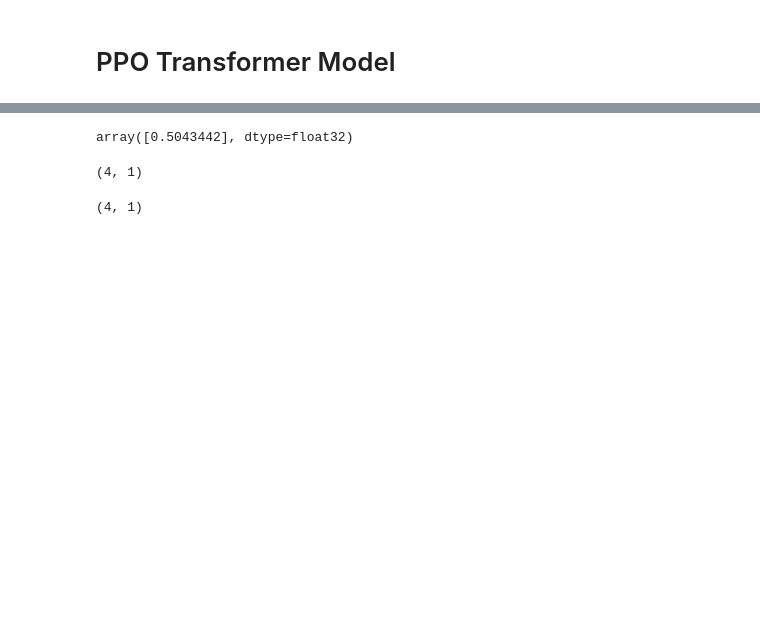
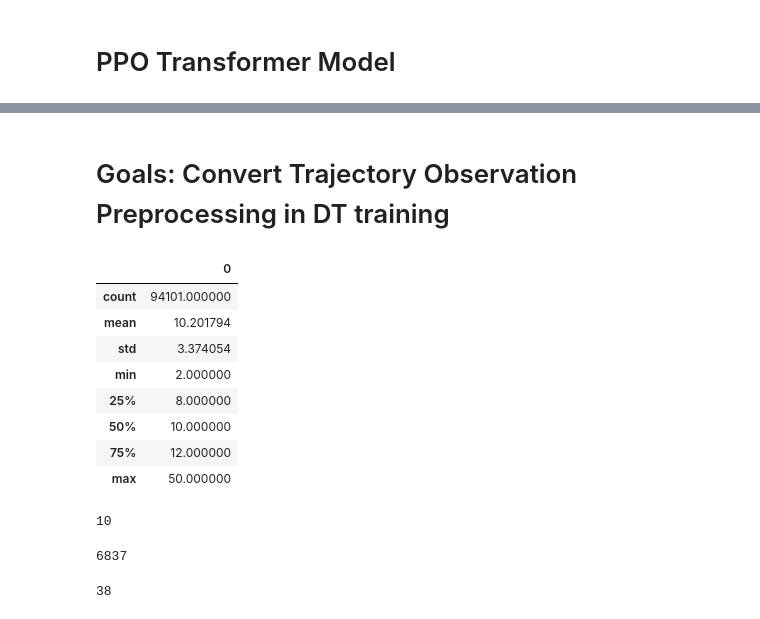
Before and after one commit to jbloomAus/DecisionTransformerInterpretability, a Jupyter notebook: dev/dev.ipynb, the cells around one changed output, grey strips where cells are left out. Saved outputs shown, nothing was run; the diff lists cells and outputs as text; code cells hidden in the pictures; blank space fills up the shorter version.

```diff
--- a/dev/dev.ipynb
+++ b/dev/dev.ipynb
@@ -139,22 +16,57 @@ from gymnasium.spaces import Box
-# %%
-Box(0,1).sample()
-# %% [output]
-array([0.5043442], dtype=float32)
-# %%
-env_name = "Probe3-v0"
-env_config = EnvironmentConfig(env_id=env_name, render_mode=None, max_steps=None, fully_observed=False)
-envs = gym.vector.SyncVectorEnv(
-    [make_env(env_config, i, i, "test") for i in range(4)]
-)
-envs.reset()[0].shape
-# %% [output]
-(4, 1)
-# %%
-env_name = "Probe7-v0"
-env_config = EnvironmentConfig(env_id=env_name, render_mode=None, max_steps=None, fully_observed=False)
-envs = gym.vector.SyncVectorEnv(
-    [make_env(env_config, i, i, "test") for i in range(4)]
-)
-envs.reset()[0].shape
-# %% [output]
-(4, 1)
+# %% [markdown]
+# Goals: Convert Trajectory Observation Preprocessing in DT training
+# %%
+import sys
+sys.path.append("..")
+from src.decision_transformer.offline_dataset import TrajectoryDataset
+path = "../trajectories/MiniGrid-MemoryS7FixedStart-v0-Checkpoint11.gz"
+dataset = TrajectoryDataset(path, max_len = 10, prob_go_from_end=1)
+# %%
+import pandas as pd
+import plotly.express as px
+probabilities = dataset.get_sampling_probabilities()
+
+pd.DataFrame(dataset.traj_lens[dataset.indices]).describe()
+
+
+# px.histogram(dataset.traj_lens[dataset.indices]).show()
+# px.histogram(probabilities, nbins=100).show()
+# %% [output]
+|  | 0 |
+| count | 94101.000000 |
+| mean | 10.201794 |
+| std | 3.374054 |
+| min | 2.000000 |
+| 25% | 8.000000 |
+| 50% | 10.000000 |
+| 75% | 12.000000 |
+| max | 50.000000 |
+# %%
+from src.decision_transformer.runner import get_max_len_from_model_type
+
+get_max_len_from_model_type("decision_transformer", 13)
+# %% [output]
+10
+# %%
+i = 6836
+r = [0]
+while (sum(r) == 0):
+    s, a, r, d, rtg, ti, m = dataset[i]
+    i = 1 + i
+print(i)
+# %% [output]
+6837
+# %%
+
+i = 0
+r = [0]
+positive_rtg_count = 0
+for i in range(len(dataset)):
+    s, a, r, d, rtg, ti, m = dataset[i]
+    i = 1 + i
+    if rtg[0] > 0:
+        positive_rtg_count += 1
+
+print(positive_rtg_count/i)
+# %% [output]
+38
```
Also changed, not shown: parts of 24 cells of this notebook, 1 other file.
